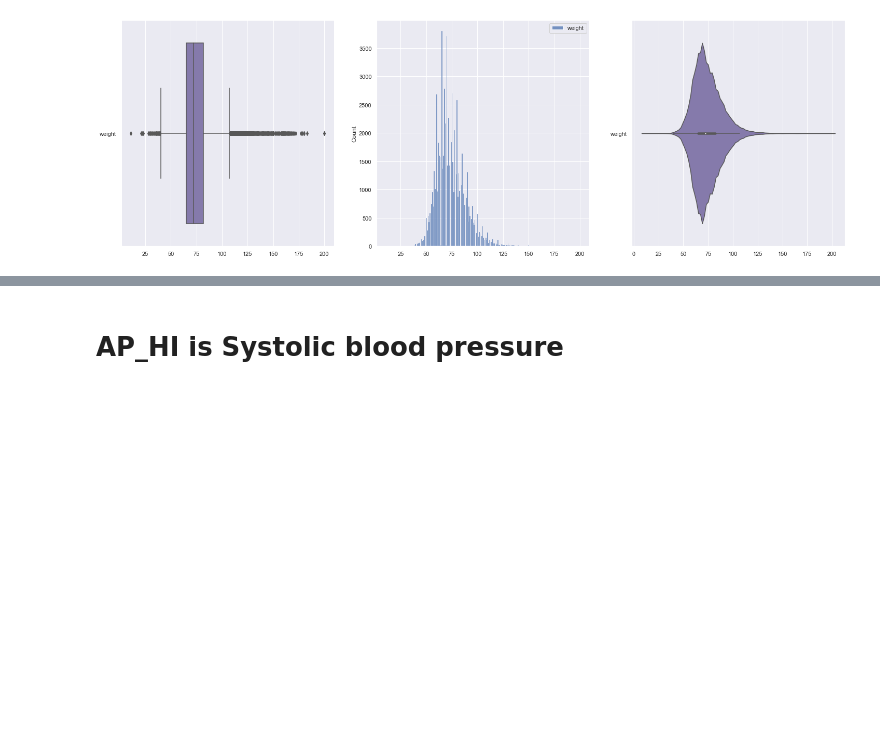
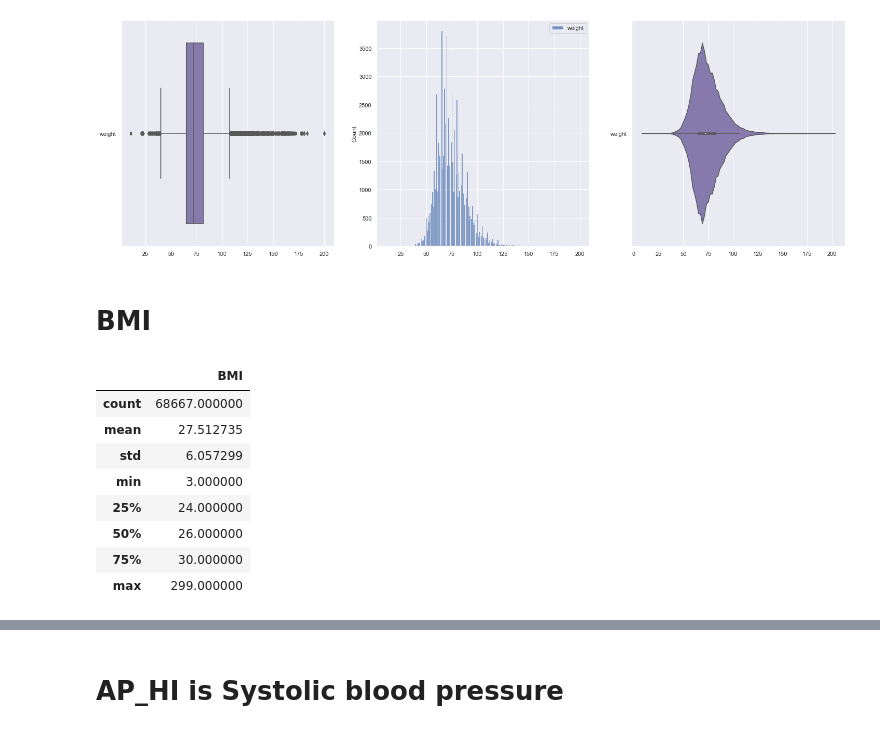
Before and after one commit to sidd0131/IE0005-Mini-Project, a Jupyter notebook: Mini Proj.ipynb, the cells around one changed output, grey strips where cells are left out. Saved outputs shown, nothing was run; the diff lists cells and outputs as text; code cells hidden in the pictures; blank space fills up the shorter version.

```diff
--- a/Mini Proj.ipynb
+++ b/Mini Proj.ipynb
@@ -260,3 +279,5 @@ sb.violinplot(data= weight, orient='h', color = "m", ax = axes[2])
 # %% [output]
 <AxesSubplot:>
 [figure]
+# %% [markdown]
+# BMI
@@ -262,0 +286,12 @@ sb.violinplot(data= weight, orient='h', color = "m", ax = axes[2])
+# %%
+bmi.describe()
+# %% [output]
+|  | BMI |
+| count | 68667.000000 |
+| mean | 27.512735 |
+| std | 6.057299 |
+| min | 3.000000 |
+| 25% | 24.000000 |
+| 50% | 26.000000 |
+| 75% | 30.000000 |
+| max | 299.000000 |
```
Also changed, not shown: parts of 6 cells of this notebook.
